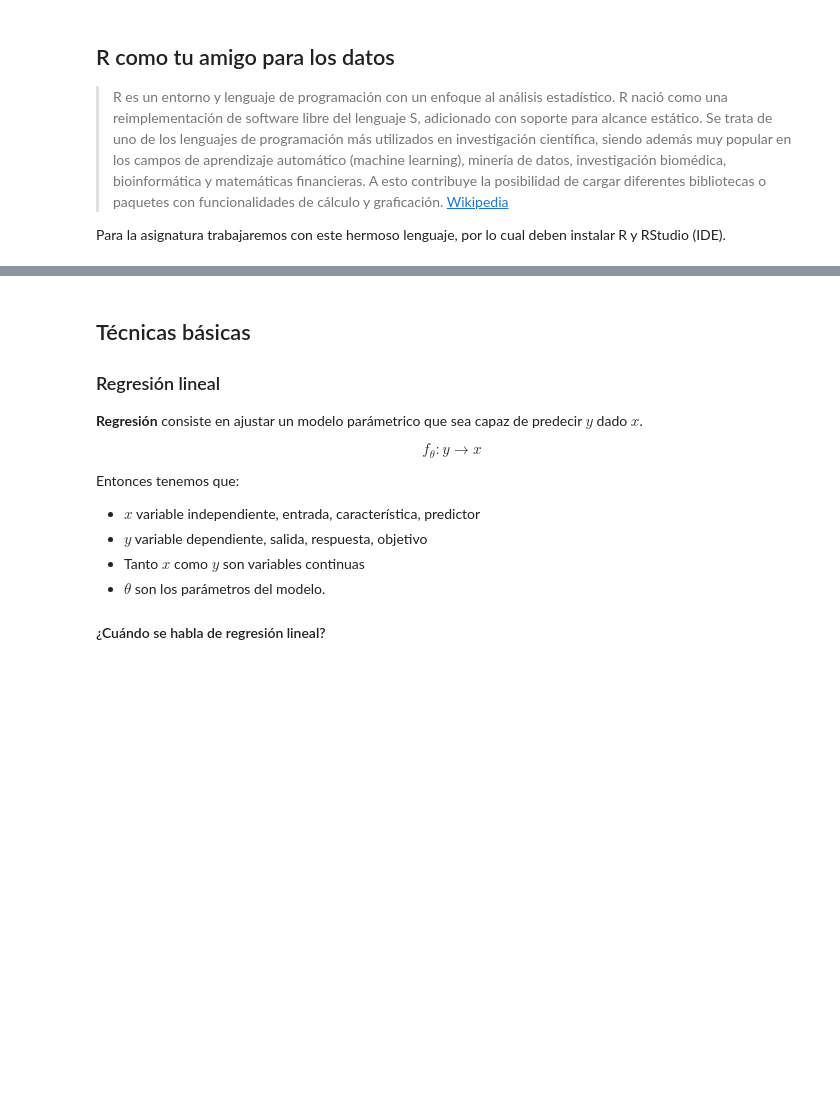
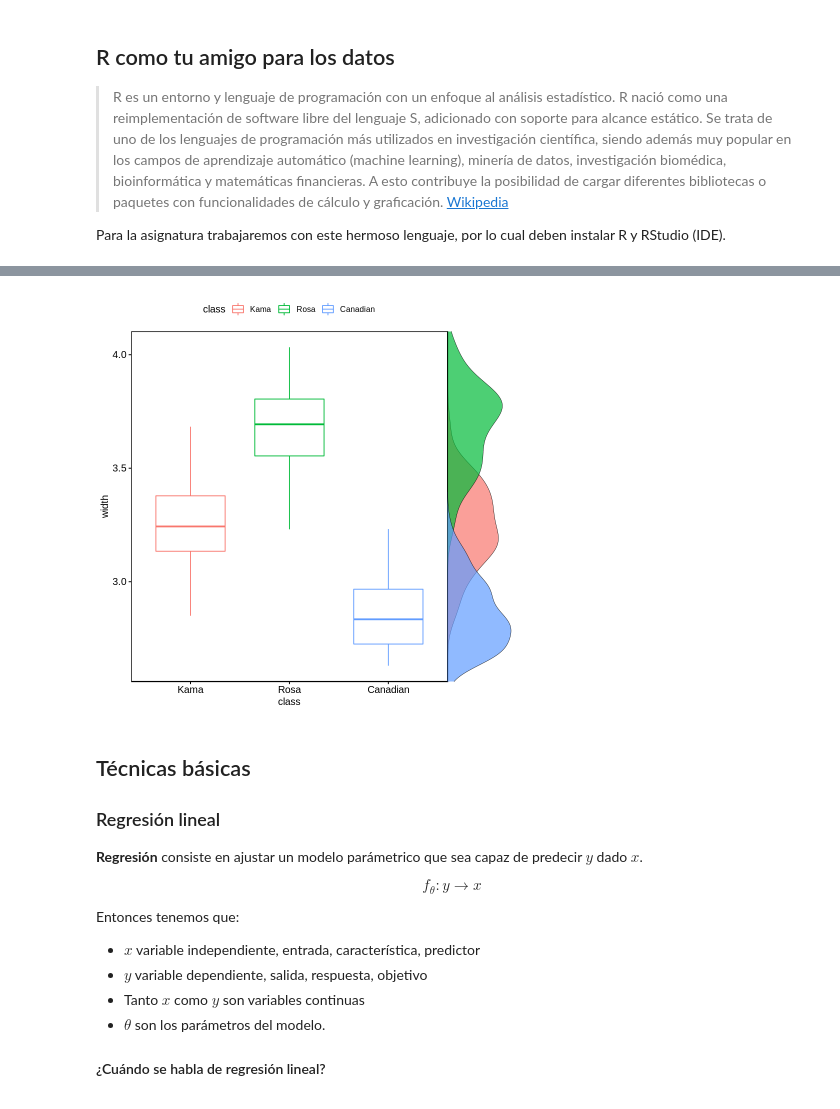
Before and after one commit to JavierArredondo/INFO-USACH-13222-AY, a Jupyter notebook: 0_introduccion.ipynb, the cells around one changed output, grey strips where cells are left out. Saved outputs shown, nothing was run; the diff lists cells and outputs as text; code cells hidden in the pictures; blank space fills up the shorter version.

```diff
--- a/0_introduccion.ipynb
+++ b/0_introduccion.ipynb
@@ -89,3 +144,10 @@ library(ggpubr)
+# %%
+boxplot.width =  ggboxplot(data = seeds, x = "class", y = "width", color = "class") + border()
+ydens = axis_canvas(boxplot.width, axis = "y", coord_flip = TRUE) + geom_density(data = seeds, aes(x = width, fill = class), alpha = 0.7, size = 0.2) + coord_flip()
+boxplot.width = insert_yaxis_grob(boxplot.width, ydens, grid::unit(.2, "null"), position = "right")
+ggdraw(boxplot.width)
+# %% [output]
+[figure, added]
 # %% [markdown]
 ## Técnicas básicas
 
```
Also changed, not shown: parts of 32 cells of this notebook, 4 other files.
